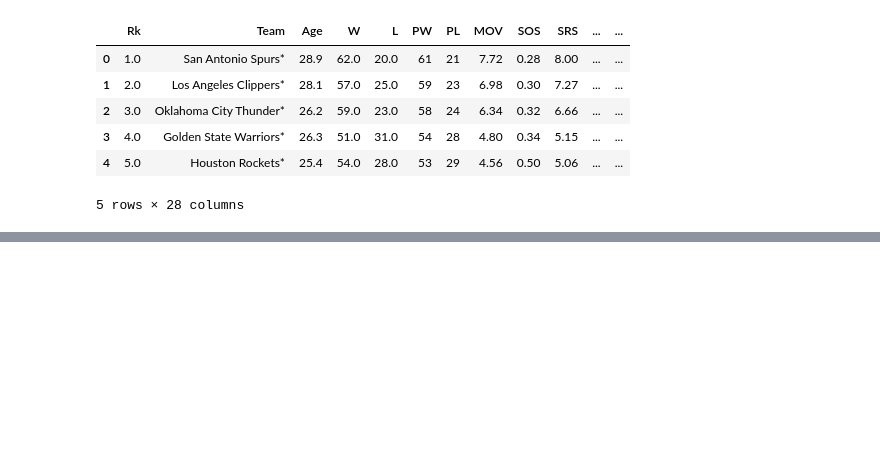
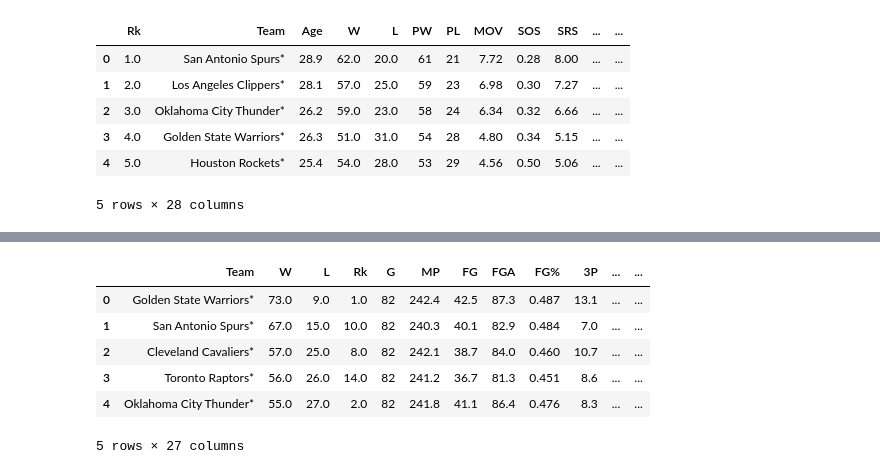
Before and after one commit to tanjowen/NCAA-vs-NBA, a Jupyter notebook: question dos.ipynb, the cells around one changed output, grey strips where cells are left out. Drawn from its saved outputs; the diff is of its cells as text; code cells hidden in the pictures; blank space fills up the shorter version.

```diff
--- a/question dos.ipynb
+++ b/question dos.ipynb
@@ -111,0 +121,15 @@ standings_13_14
+# %%
+standings_15_16 = pd.DataFrame(nba_standings_15_16[['Team', 'W', 'L']])
+# %%
+standings_15_16 = standings_15_16.sort_values(by='W', ascending=False)
+standings_15_16_combined = standings_15_16.merge(nba_15_16, on='Team')
+standings_15_16_top5 = standings_15_16_combined.drop(standings_15_16_combined.index[5:])
+standings_15_16_top5
+# %% [output]
+|  | Team | W | L | Rk | G | MP | FG | FGA | FG% | 3P | ... | ... |
+| 0 | Golden State Warriors* | 73.0 | 9.0 | 1.0 | 82 | 242.4 | 42.5 | 87.3 | 0.487 | 13.1 | ... | ... |
+| 1 | San Antonio Spurs* | 67.0 | 15.0 | 10.0 | 82 | 240.3 | 40.1 | 82.9 | 0.484 | 7.0 | ... | ... |
+| 2 | Cleveland Cavaliers* | 57.0 | 25.0 | 8.0 | 82 | 242.1 | 38.7 | 84.0 | 0.460 | 10.7 | ... | ... |
+| 3 | Toronto Raptors* | 56.0 | 26.0 | 14.0 | 82 | 241.2 | 36.7 | 81.3 | 0.451 | 8.6 | ... | ... |
+| 4 | Oklahoma City Thunder* | 55.0 | 27.0 | 2.0 | 82 | 241.8 | 41.1 | 86.4 | 0.476 | 8.3 | ... | ... |
+5 rows × 27 columns
```
Also changed, not shown: parts of 23 cells of this notebook.
